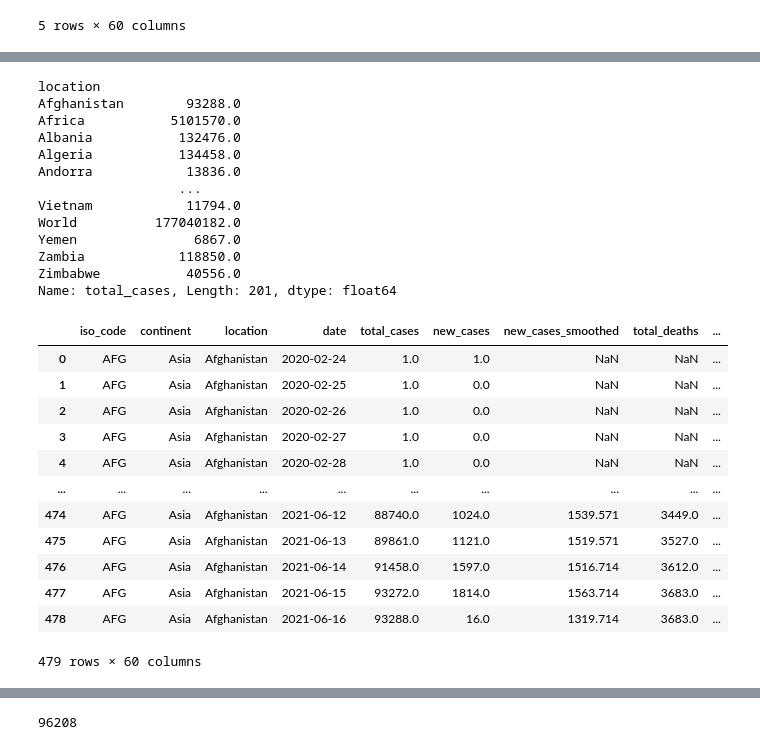
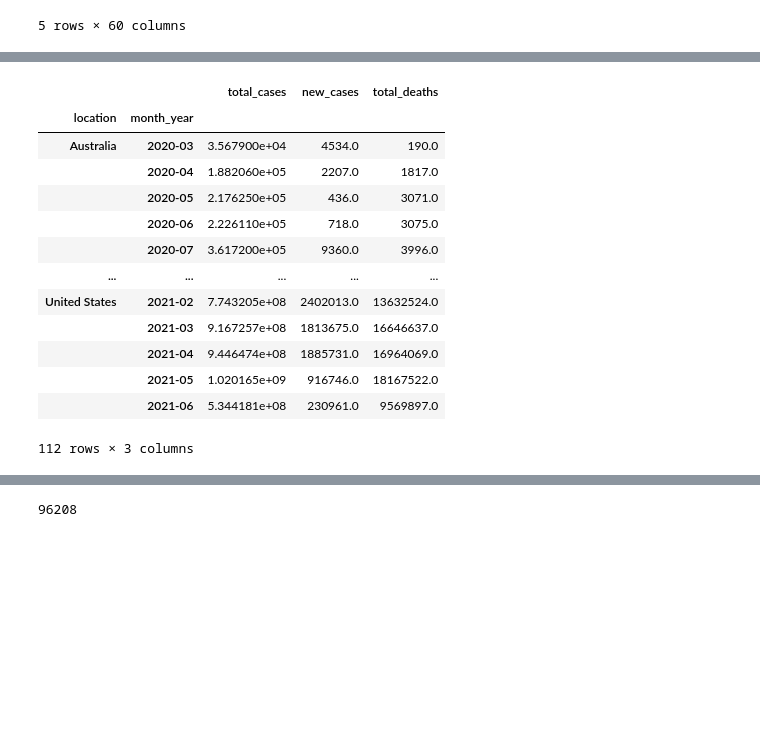
Before and after one commit to nithiyasuresh/Project-1-Covid-PolicyChangesAnalysis, a Jupyter notebook: project1.ipynb, the cells around one changed output, grey strips where cells are left out. Cells and saved outputs as stored; diff of their text form; code cells hidden in the pictures; blank space fills up the shorter version.

```diff
--- a/project1.ipynb
+++ b/project1.ipynb
@@ -108,0 +113,18 @@ covid_data.head()
+# %%
+country_clean = complete_country.groupby(["location","month_year"])[["total_cases","new_cases","total_deaths"]].sum()
+country_clean
+# %% [output]
+|  |  | total_cases | new_cases | total_deaths |
+| location | month_year |  |  |  |
+| Australia | 2020-03 | 3.567900e+04 | 4534.0 | 190.0 |
+|  | 2020-04 | 1.882060e+05 | 2207.0 | 1817.0 |
+|  | 2020-05 | 2.176250e+05 | 436.0 | 3071.0 |
+|  | 2020-06 | 2.226110e+05 | 718.0 | 3075.0 |
+|  | 2020-07 | 3.617200e+05 | 9360.0 | 3996.0 |
+| ... | ... | ... | ... | ... |
+| United States | 2021-02 | 7.743205e+08 | 2402013.0 | 13632524.0 |
+|  | 2021-03 | 9.167257e+08 | 1813675.0 | 16646637.0 |
+|  | 2021-04 | 9.446474e+08 | 1885731.0 | 16964069.0 |
+|  | 2021-05 | 1.020165e+09 | 916746.0 | 18167522.0 |
+|  | 2021-06 | 5.344181e+08 | 230961.0 | 9569897.0 |
+112 rows × 3 columns
@@ -109,21 +133,7 @@ covid_data.head()
 # %%
-covid_data.head()
-covid_df = round(covid_data.groupby(["location"])["total_cases"].max(),2)
-# type(covid_df)
-covid_df.dropna(inplace=True)
-covid_df
+# covid_data.head()
+# covid_df = round(covid_data.groupby(["location"])["total_cases"].max(),2)
+# # type(covid_df)
+# covid_df.dropna(inplace=True)
+# covid_df
-# %% [output]
-location
-Afghanistan        93288.0
-Africa           5101570.0
-Albania           132476.0
-Algeria           134458.0
-Andorra            13836.0
-                  ...
-Vietnam            11794.0
-World          177040182.0
-Yemen               6867.0
-Zambia            118850.0
-Zimbabwe           40556.0
-Name: total_cases, Length: 201, dtype: float64
 # %%
@@ -131,20 +142,3 @@ afg_data = covid_data[covid_data.location == "Afghanistan"].describe()
-# %%
-afg_data = covid_data[covid_data.location == "Afghanistan"]
-afg_data
-# %% [output]
-|  | iso_code | continent | location | date | total_cases | new_cases | new_cases_smoothed | total_deaths | ... |
-| 0 | AFG | Asia | Afghanistan | 2020-02-24 | 1.0 | 1.0 | NaN | NaN | ... |
-| 1 | AFG | Asia | Afghanistan | 2020-02-25 | 1.0 | 0.0 | NaN | NaN | ... |
-| 2 | AFG | Asia | Afghanistan | 2020-02-26 | 1.0 | 0.0 | NaN | NaN | ... |
-| 3 | AFG | Asia | Afghanistan | 2020-02-27 | 1.0 | 0.0 | NaN | NaN | ... |
-| 4 | AFG | Asia | Afghanistan | 2020-02-28 | 1.0 | 0.0 | NaN | NaN | ... |
-| ... | ... | ... | ... | ... | ... | ... | ... | ... | ... |
-| 474 | AFG | Asia | Afghanistan | 2021-06-12 | 88740.0 | 1024.0 | 1539.571 | 3449.0 | ... |
-| 475 | AFG | Asia | Afghanistan | 2021-06-13 | 89861.0 | 1121.0 | 1519.571 | 3527.0 | ... |
-| 476 | AFG | Asia | Afghanistan | 2021-06-14 | 91458.0 | 1597.0 | 1516.714 | 3612.0 | ... |
-| 477 | AFG | Asia | Afghanistan | 2021-06-15 | 93272.0 | 1814.0 | 1563.714 | 3683.0 | ... |
-| 478 | AFG | Asia | Afghanistan | 2021-06-16 | 93288.0 | 16.0 | 1319.714 | 3683.0 | ... |
-479 rows × 60 columns
 # %%
 afg_data['month_year'] = pd.to_datetime(afg_data['date']).dt.to_period('M')
 afg_data.head()
```
Also changed, not shown: parts of 24 cells of this notebook.
